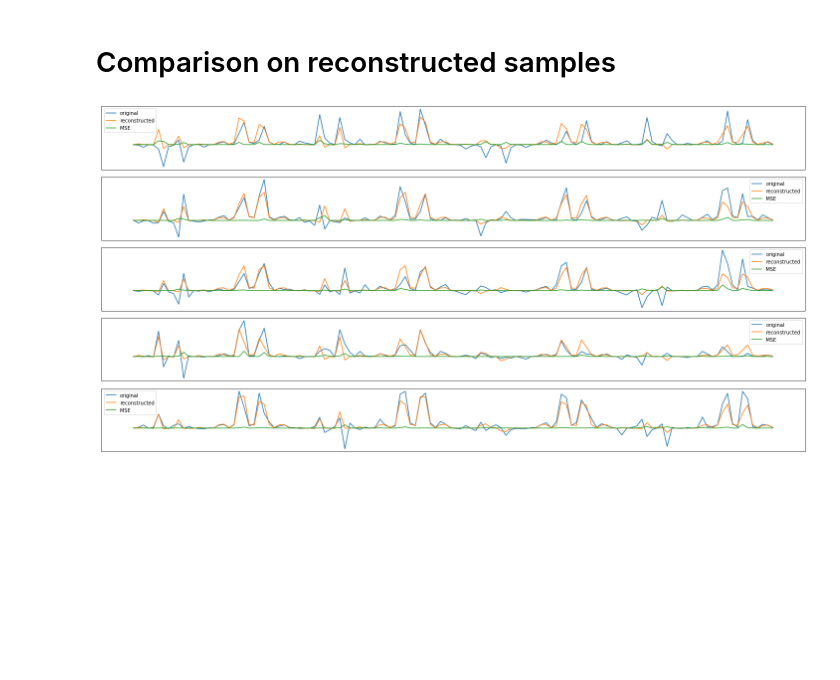
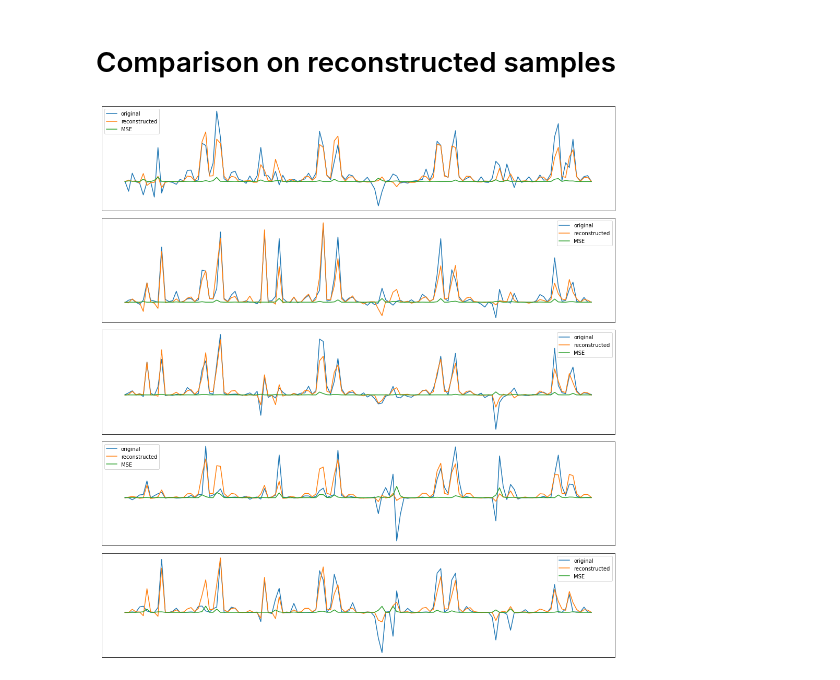
Before and after one commit to donaldssh/3DAR_project_descriptors, a Jupyter notebook: Surf_Autoencoder_3Ddesc.ipynb, the cells around one changed output. Saved outputs shown, nothing was run; the diff lists cells and outputs as text; code cells hidden in the pictures; blank space fills up the shorter version.

```diff
--- a/Surf_Autoencoder_3Ddesc.ipynb
+++ b/Surf_Autoencoder_3Ddesc.ipynb
@@ -754,23 +767,23 @@ optuna.visualization.plot_slice(study)
 # %%
 best_encoder = encoder
 best_decoder = decoder
 
 rows = 5
-fig, ax = plt.subplots(rows, 1, figsize=(rows*4,rows*2))
+fig, ax = plt.subplots(rows, 1, figsize=(14,15))
 for i in range(rows):
     img = random.choice(train_dataset_reduced)
     img = img.unsqueeze(0).to(device)
     best_encoder.eval()
     best_decoder.eval()
     with torch.no_grad():
         rec_img  = best_decoder(best_encoder(img))
     ax[i].plot(img.cpu().squeeze().numpy().reshape(128,), label='original')
     ax[i].plot(rec_img.cpu().squeeze().numpy().reshape(128,), label='reconstructed')
     ax[i].set_xticks([])
     ax[i].set_yticks([])
     ax[i].plot((rec_img.cpu().squeeze().numpy().reshape(128,)-img.cpu().squeeze().numpy().reshape(128,))**2, label='MSE')
     ax[i].legend()
 
 plt.tight_layout()
 # %% [output]
-[figure, old version]
+[figure, new version]
```
Also changed, not shown: parts of 2 cells of this notebook.
